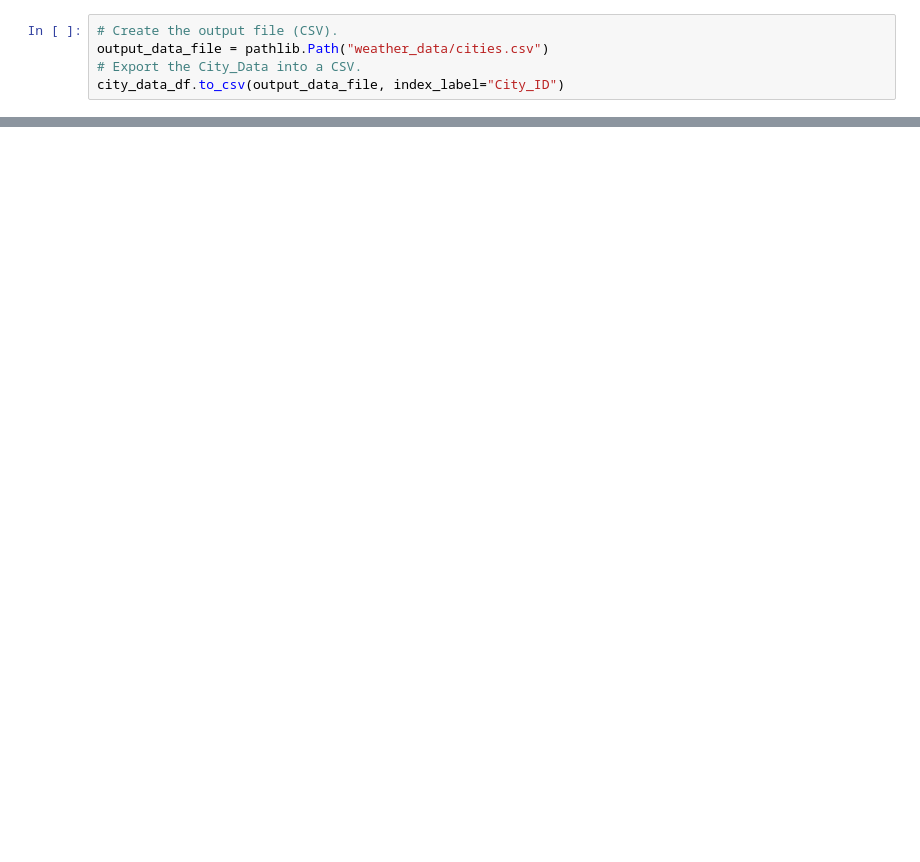
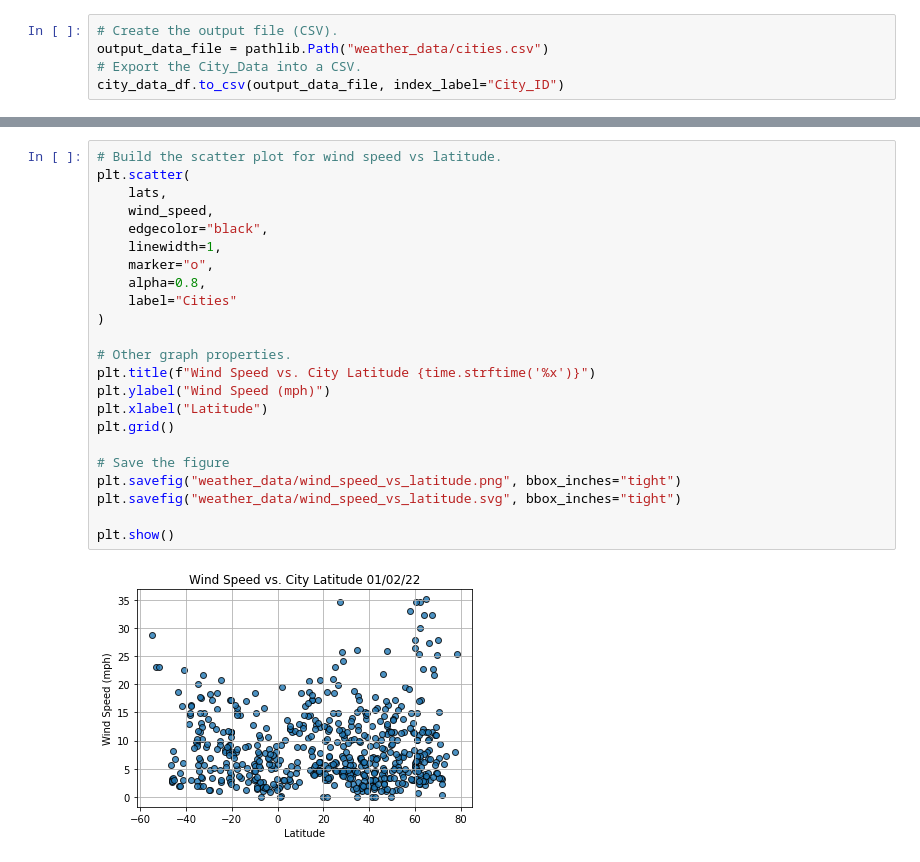
Before and after one commit to cdpeters/weather-and-map-apis-python, a Jupyter notebook: WeatherPy.ipynb, the cells around one changed output, grey strips where cells are left out. Drawn from its saved outputs; the diff is of its cells as text; blank space fills up the shorter version.

```diff
--- a/WeatherPy.ipynb
+++ b/WeatherPy.ipynb
@@ -142,0 +229,25 @@ city_data_df.to_csv(output_data_file, index_label="City_ID")
+# %%
+# Build the scatter plot for wind speed vs latitude.
+plt.scatter(
+    lats,
+    wind_speed,
+    edgecolor="black",
+    linewidth=1,
+    marker="o",
+    alpha=0.8,
+    label="Cities"
+)
+
+# Other graph properties.
+plt.title(f"Wind Speed vs. City Latitude {time.strftime('%x')}")
+plt.ylabel("Wind Speed (mph)")
+plt.xlabel("Latitude")
+plt.grid()
+
+# Save the figure
+plt.savefig("weather_data/wind_speed_vs_latitude.png", bbox_inches="tight")
+plt.savefig("weather_data/wind_speed_vs_latitude.svg", bbox_inches="tight")
+
+plt.show()
+# %% [output]
+[figure, added]
```
Also changed, not shown: parts of 5 cells of this notebook, 8 other files.
